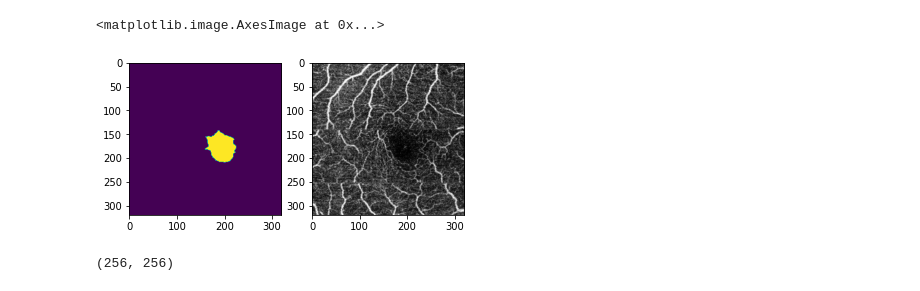
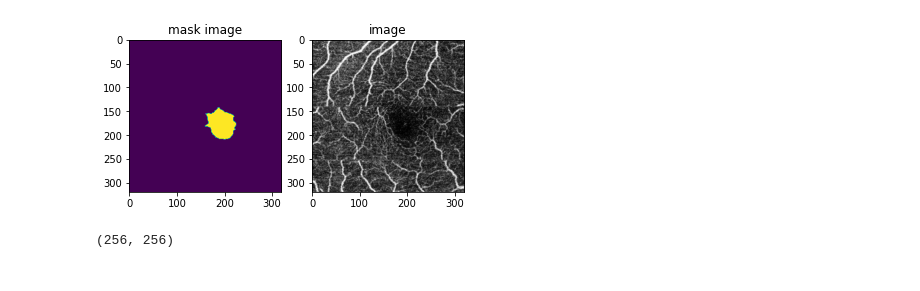
Before and after one commit to satoru814/FAZ, a Jupyter notebook: first.ipynb, the cells around one changed output. Cells and saved outputs as stored; diff of their text form; code cells hidden in the pictures.

```diff
--- a/first.ipynb
+++ b/first.ipynb
@@ -23,11 +23,14 @@ for h in range(img.shape[0]):
             mask[h,w] = 1
 # %%
 fig,ax = plt.subplots(1,2)
+
 ax[0].imshow(mask)
+ax[0].set_title("mask image")
 ax[1].imshow(img)
+ax[1].set_title("image")
+plt.savefig("./assets/mask-and-img.png")
 # %% [output]
-<matplotlib.image.AxesImage at 0x...>
-[figure, old version]
+[figure, new version]
 # %%
 img = cv2.imread("FAZ_sgementation/superficial_all_png/77_mask.png", cv2.IMREAD_GRAYSCALE)
 # plt.hist(img[:,:,2].flatten())
```
Also changed, not shown: 2 other files.
